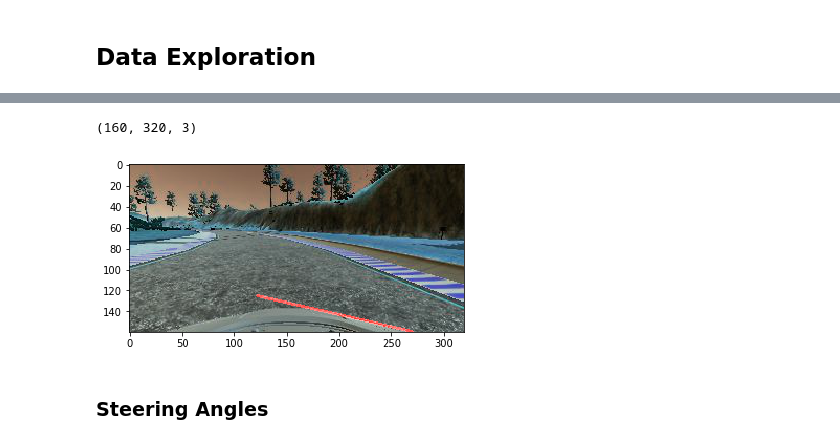
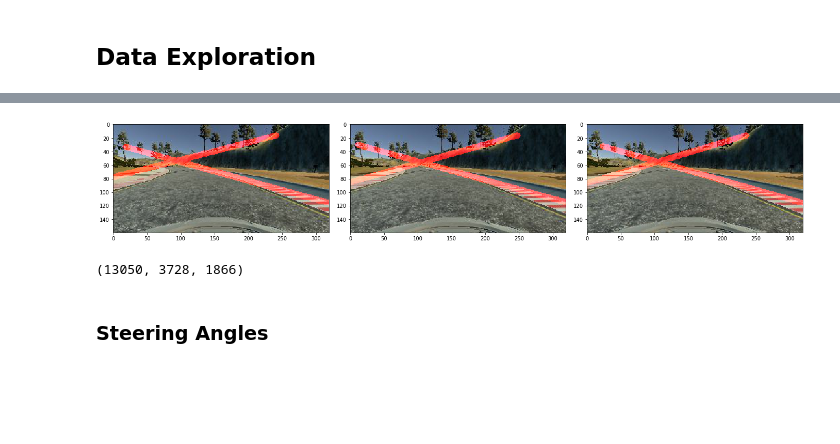
Before and after one commit to ekkus93/CarND-Behavioral-Cloning-P3, a Jupyter notebook: Behavioral_Cloning.ipynb, the cells around one changed output, grey strips where cells are left out. Drawn from its saved outputs; the diff is of its cells as text; code cells hidden in the pictures; blank space fills up the shorter version.

```diff
--- a/Behavioral_Cloning.ipynb
+++ b/Behavioral_Cloning.ipynb
@@ -675,9 +123,0 @@ sample_preprocessed_img = _preprocess_image(sample_imgs[0], size=(128,128),
-# %%
-sample_preprocessed_img.shape
-# %% [output]
-(160, 320, 3)
-# %%
-plt.imshow(sample_preprocessed_img)
-plt.show()
-# %% [output]
-[figure, removed]
@@ -683,0 +126,5 @@ plt.show()
+# %%
+display_images(sample_imgs, columns=5, figsize=(32,12),
+               apply_fnc=lambda x: weighted_img(find_lane3(x), x))
+# %% [output]
+[figure, added]
@@ -683,0 +152,4 @@ plt.show()
+# %%
+len(train_pd), len(val_pd), len(test_pd)
+# %% [output]
+(13050, 3728, 1866)
```
Also changed, not shown: parts of 26 cells of this notebook, 13 other files.
